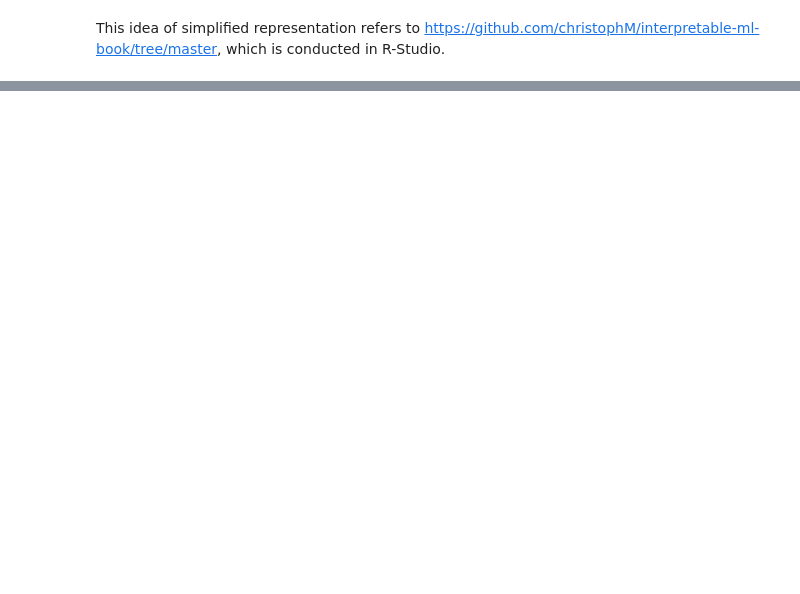
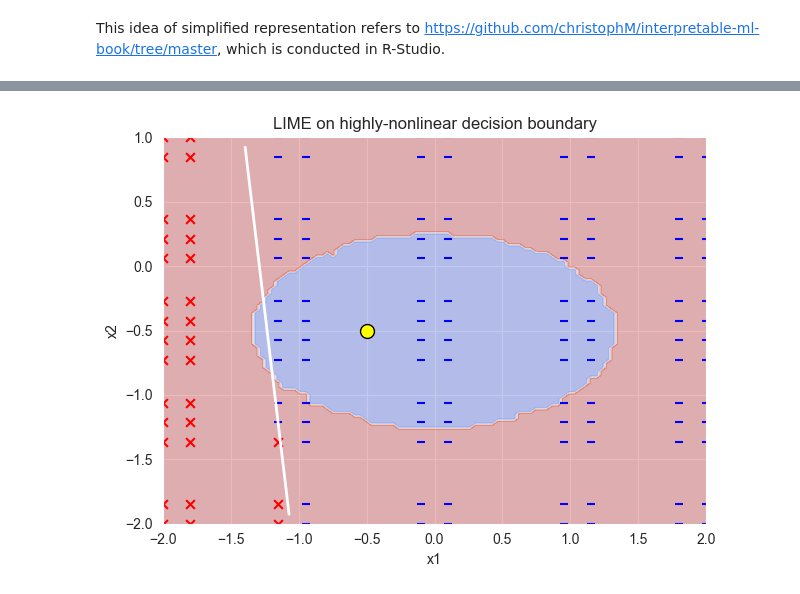
Before and after one commit to JuHaoran66/LIME, a Jupyter notebook: simplified presentation_ellipse.ipynb, the cells around one changed output, grey strips where cells are left out. Cells and saved outputs as stored; diff of their text form; code cells hidden in the pictures; blank space fills up the shorter version.

```diff
--- a/simplified presentation_ellipse.ipynb
+++ b/simplified presentation_ellipse.ipynb
@@ -136,6 +134,87 @@ may also try with a v-shaped decision boundary, notice: with a proper instance p
 # %%
-#def get_y(x1, x2, noise_prob=0):
-#    y = np.sign(np.sign(x2 - 1 + np.abs(x1 * 2)) / 3 - np.sign(x2 - 0.5 + np.abs(x1 * 3)) / 3) + 1
-#    y = y * (1 - np.random.binomial(1, noise_prob, size=len(x1)))
-#    y = 1 - y
-#    return y
+explain_x1, explain_x2 = -0.5, -0.5
+explain_point = np.array([explain_x1, explain_x2])
+explain_y_model = rf.predict([explain_point])[0]
+df_explain = pd.DataFrame({'x1': [explain_x1], 'x2': [explain_x2], 'y_predicted': [explain_y_model]})
+x_means = [lime_training_df['x1'].mean(), lime_training_df['x2'].mean()]
+x_sd = [lime_training_df['x1'].std(), lime_training_df['x2'].std()]
+grid_x1 = np.linspace(lower_x1, upper_x1, n_grid)
+grid_x2 = np.linspace(lower_x2, upper_x2, n_grid)
+grid_df = pd.DataFrame([(x1, x2) for x1 in grid_x1 for x2 in grid_x2], columns=['x1', 'x2'])
+grid_df['predicted'] = rf.predict(grid_df[['x1', 'x2']])
+point_explain_scaled = (explain_point - x_means) / x_sd
+
+x1_sample = np.random.normal(x_means[0], x_sd[0], n_sample)
+x2_sample = np.random.normal(x_means[1], x_sd[1], n_sample)
+df_sample = pd.DataFrame({'x1': x1_sample, 'x2': x2_sample})
+points_sample_scaled = (df_sample - x_means) / x_sd
+distances = euclidean_distances([point_explain_scaled], points_sample_scaled.values).flatten()
+kernel_width = np.sqrt(df_sample.shape[1]) * 0.3
+weights = np.sqrt(np.exp(-(distances ** 2) / (kernel_width ** 2)))
+df_sample['weights'] = weights
+df_sample['predicted'] = rf.predict(df_sample[['x1', 'x2']])
+local_model = LogisticRegression()
+local_model.fit(df_sample[['x1', 'x2']], df_sample['predicted'], sample_weight=weights)
+grid_df['explained'] = local_model.predict_proba(grid_df[['x1', 'x2']])[:, 1]
+# Calculate the decision boundary of logistic regression
+coefs = np.hstack((local_model.intercept_, local_model.coef_[0]))
+logistic_boundary_x1 = grid_x1
+logistic_boundary_x2 = -(coefs[0] + coefs[1] * logistic_boundary_x1) / coefs[2]
+
+# Create a DataFrame to store the decision boundary
+logistic_boundary_df = pd.DataFrame({'x1': logistic_boundary_x1, 'x2': logistic_boundary_x2})
+logistic_boundary_df = logistic_boundary_df[(logistic_boundary_df['x2'] >= lower_x2) &
+                                            (logistic_boundary_df['x2'] <= upper_x2)]
+
+#Create a smaller grid for visualizing local decision boundaries
+x1_steps = np.linspace(lower_x1, upper_x1, 20)
+x2_steps = np.linspace(lower_x2, upper_x2, 20)
+
+grid_df_small = grid_df[
+    grid_df['x1'].apply(lambda x: any(np.isclose(x, x1_steps, atol=1e-2))) &
+    grid_df['x2'].apply(lambda x: any(np.isclose(x, x2_steps, atol=1e-2)))
+    ].copy()
+
+grid_df_small['explained_class'] = np.round(grid_df_small['explained'])
+
+## plotD: Decision Boundary of the Local Model Explanation
+plt.title("LIME on highly-nonlinear decision boundary")
+#black box boundary
+plt.contourf(
+    grid_x1, grid_x2,
+    grid_df['predicted'].values.reshape(n_grid, n_grid),
+    alpha=0.35, cmap='coolwarm')
+
+#+ and -
+plt.scatter(
+    grid_df_small[grid_df_small['explained_class'] == 1]['x1'],
+    grid_df_small[grid_df_small['explained_class'] == 1]['x2'],
+    color='red', marker='x', s=40, label='Local Class 1'
+)
+plt.scatter(
+    grid_df_small[grid_df_small['explained_class'] == 0]['x1'],
+    grid_df_small[grid_df_small['explained_class'] == 0]['x2'],
+    color='blue', marker='_', s=40, label='Local Class 0'
+)
+
+#instance point
+plt.scatter(
+    df_explain['x1'], df_explain['x2'],
+    color='yellow', edgecolor='black', s=100, label='Explained Point'
+)
+
+# Decision Boundary of Logistic Regression
+plt.plot(
+    logistic_boundary_df['x1'], logistic_boundary_df['x2'],
+    color='white', linewidth=2, label='Logistic Boundary'
+)
+plt.xlim(-2, 2)
+plt.ylim(-2, 1)
+plt.xlabel("x1")
+plt.ylabel("x2")
+
+plt.tight_layout()
+plt.savefig("results/algo3.png")
+plt.show()
+# %% [output]
+[figure, added]
```
Also changed, not shown: parts of 5 cells of this notebook, 18 other files.
